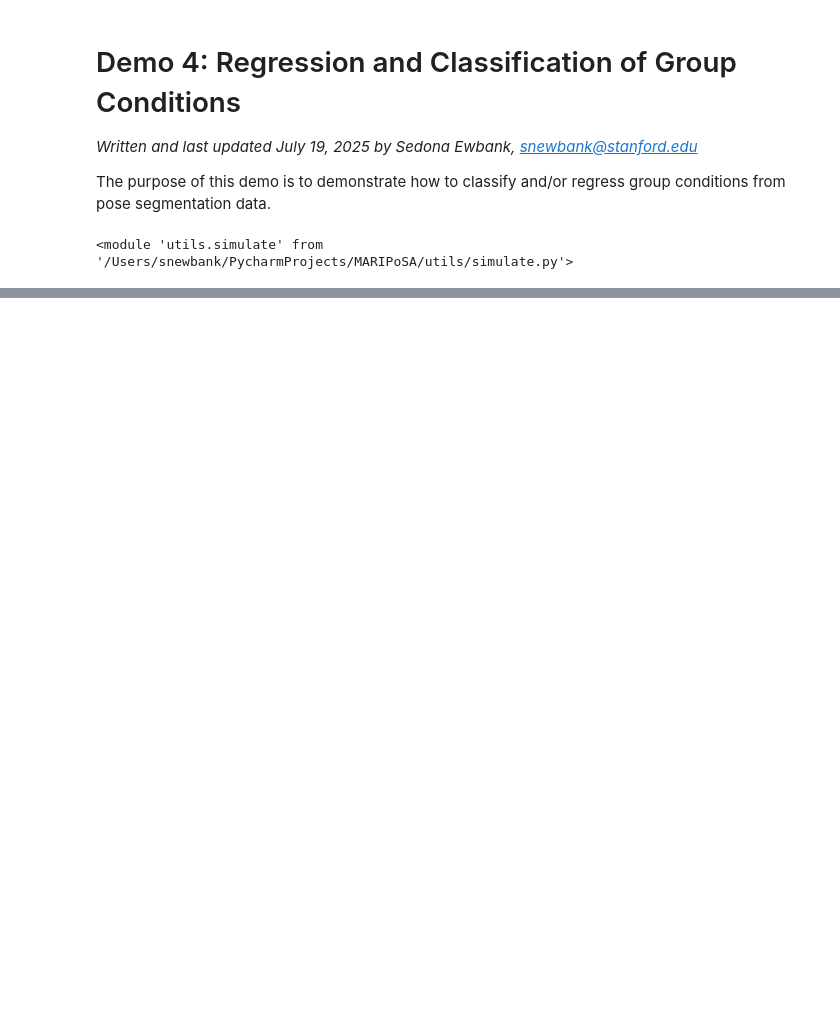
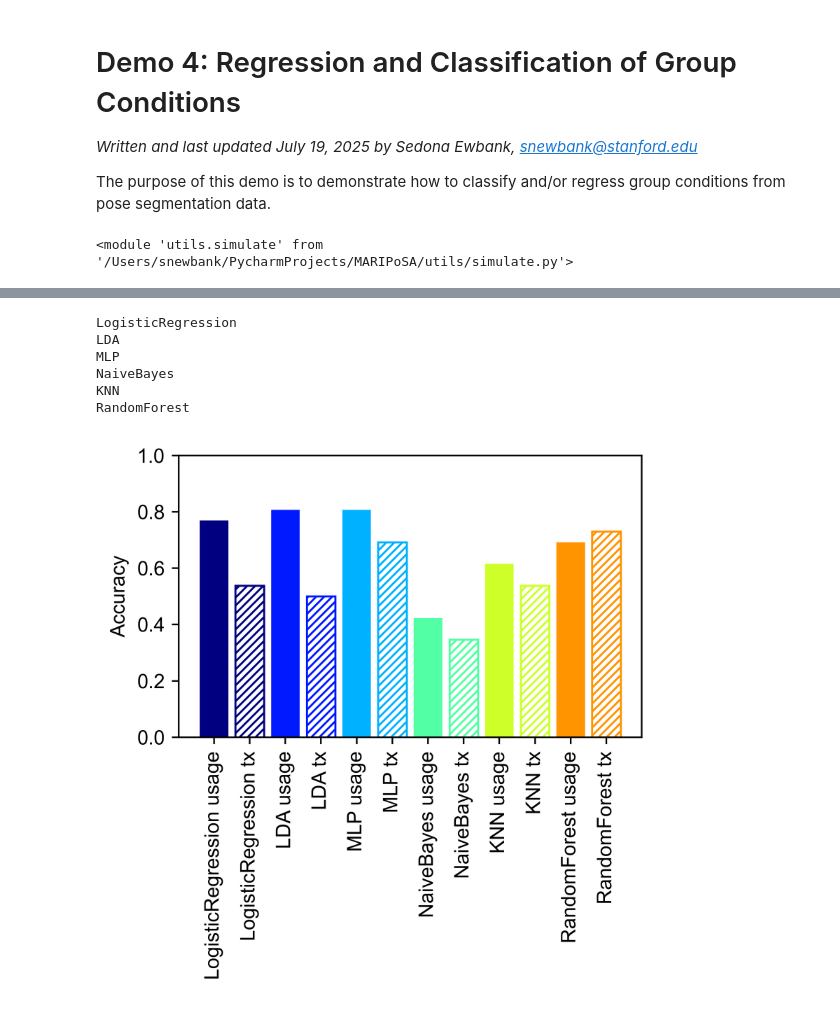
Before and after one commit to s-ewbank/MARIPoSA, a Jupyter notebook: demo/Demo4-PoseSegmentation-ClassificationAndRegression.ipynb, the cells around one changed output, grey strips where cells are left out. Saved outputs shown, nothing was run; the diff lists cells and outputs as text; code cells hidden in the pictures; blank space fills up the shorter version.

Commit message:
Added to demo notebooks 4-5

```diff
--- a/demo/Demo4-PoseSegmentation-ClassificationAndRegression.ipynb
+++ b/demo/Demo4-PoseSegmentation-ClassificationAndRegression.ipynb
@@ -34,0 +85,44 @@ if not os.path.exists(save_path):
+# %%
+method_acc = {}
+method_cmat = {}
+
+labels_df = analyze.get_module_labels(config, 0, 1200, subgroups = ["sal","k1","k5","k10"])
+module_usage = analyze.get_module_usage(config, labels_df, binsize=300)
+module_usage = module_usage.scale()
+module_transitions = analyze.get_module_transitions(config, labels_df)
+module_transitions = module_transitions.scale()
+
+for method in ["LogisticRegression","LDA","MLP","NaiveBayes","KNN","RandomForest"]:
+    print(method)
+    method_acc[method+" usage"], method_cmat[method+" usage"] = analyze.loocv(module_usage,method=method)
+    clf = analyze.classify(module_usage,method=method)
+    method_acc[method+" tx"], method_cmat[method+" tx"] = analyze.loocv(module_transitions,method=method)
+    clf = analyze.classify(module_transitions,method=method)
+
+xticks=[]
+xticklabels=[]
+jet = plt.get_cmap("jet")
+colors=[jet([i]) for i in np.arange(0,1,0.15)]
+plt.figure(figsize=(4,4),dpi=500)
+for k,key in enumerate(list(method_acc.keys())):
+    if " usage" in key:
+        alpha=0.5
+        plt.bar(k,method_acc[key],color=colors[int(np.trunc(k/2))])
+    else:
+        plt.bar(k,method_acc[key],edgecolor=colors[int(np.trunc(k/2))],color="none",hatch="//////")
+    xticks.append(k)
+    xticklabels.append(key)
+plt.xticks(xticks,labels=xticklabels,rotation=90)
+plt.ylabel("Accuracy")
+plt.ylim([0,1])
+plt.tight_layout()
+if save:
+    plt.savefig(save_path+"demo4-1_classif_compare.png")
+# %% [output]
+LogisticRegression
+LDA
+MLP
+NaiveBayes
+KNN
+RandomForest
+[figure, added]
```
Also changed, not shown: parts of 10 cells of this notebook.
